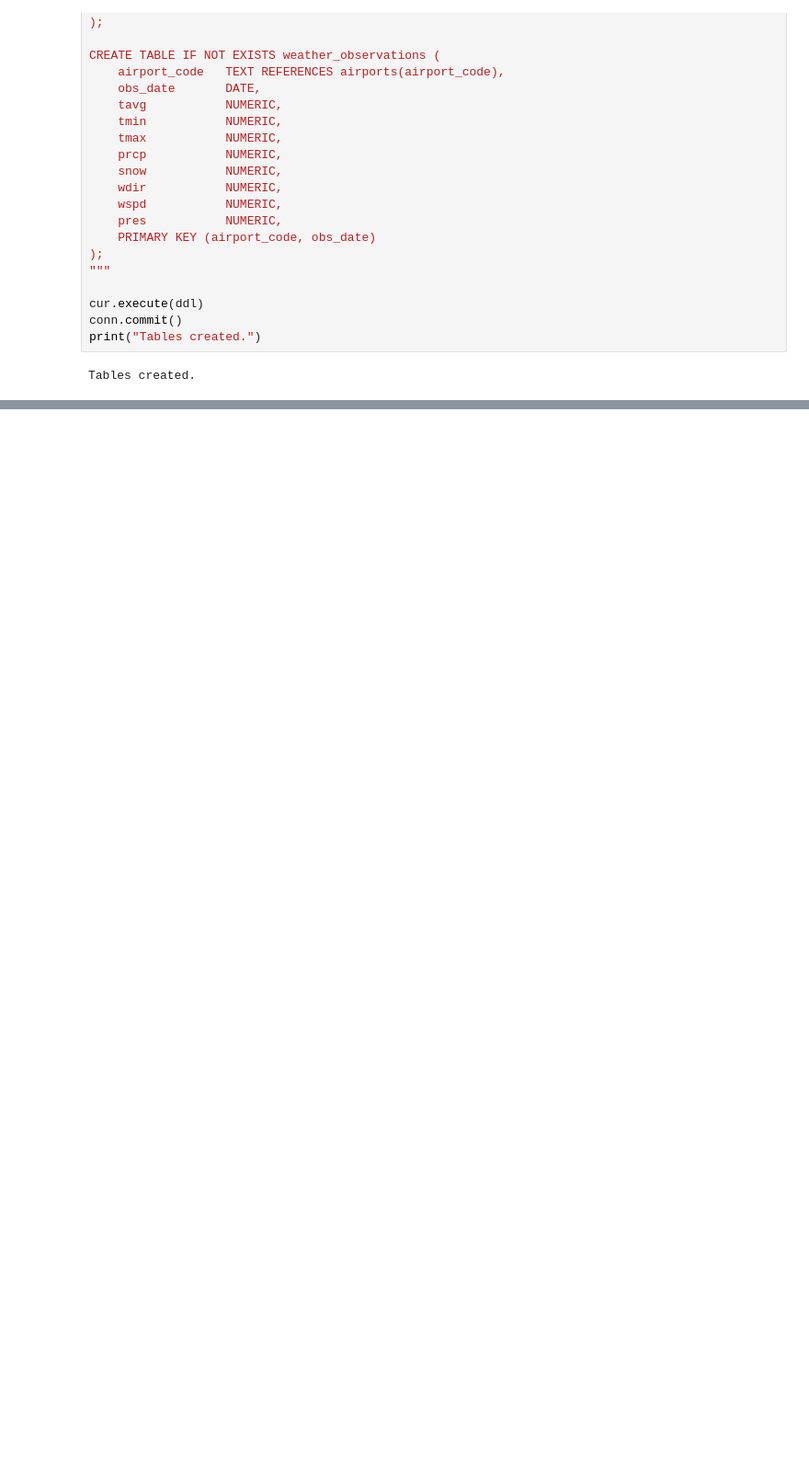
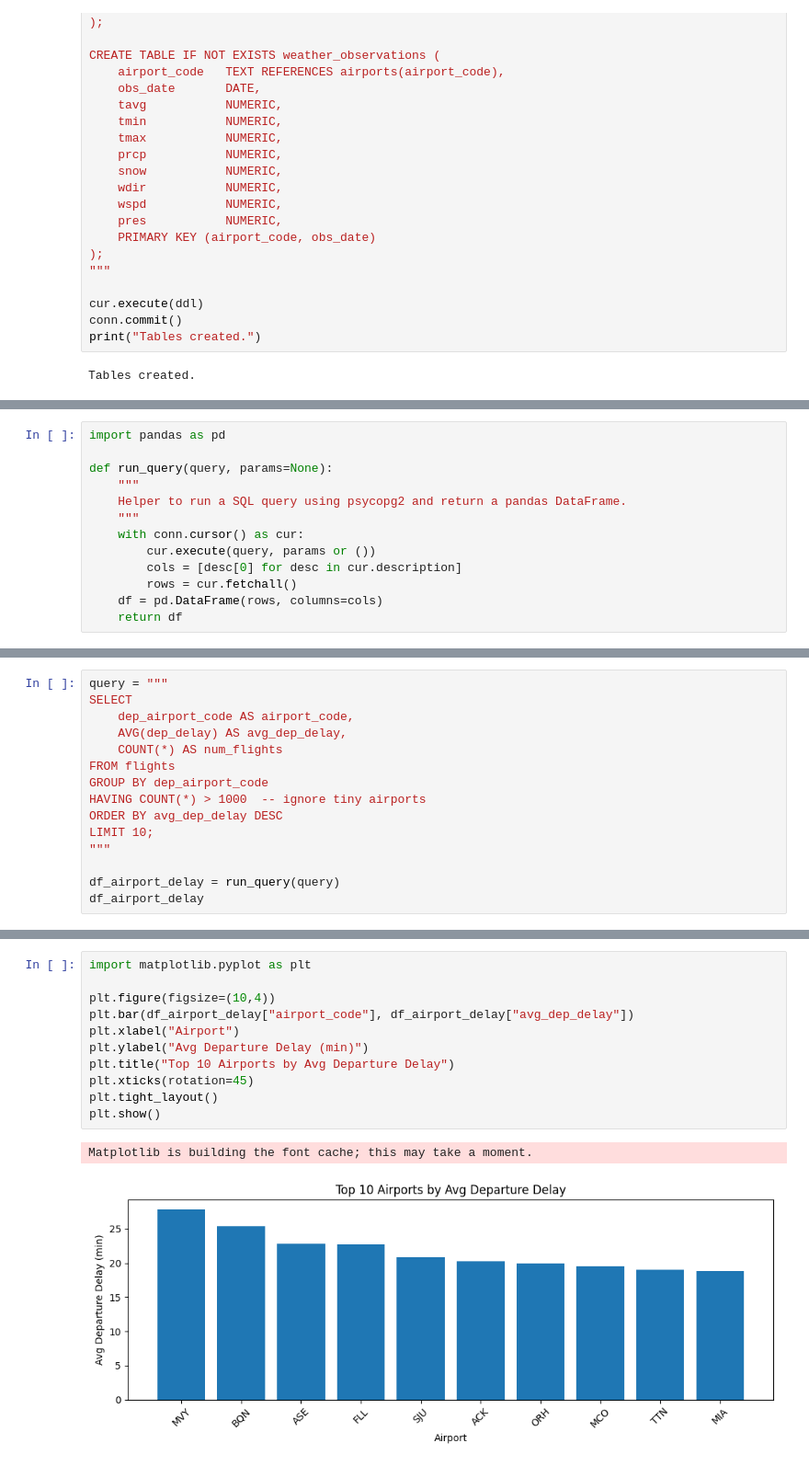
Before and after one commit to OmNai12/SQL-Project, a Jupyter notebook: main.ipynb, the cells around one changed output, grey strips where cells are left out. Shown: that part at 92% size. Drawn from its saved outputs; the diff is of its cells as text; blank space fills up the shorter version.

```diff
--- a/main.ipynb
+++ b/main.ipynb
@@ -237,0 +603,13 @@ Tables created.
+# %%
+import pandas as pd
+
+def run_query(query, params=None):
+    """
+    Helper to run a SQL query using psycopg2 and return a pandas DataFrame.
+    """
+    with conn.cursor() as cur:
+        cur.execute(query, params or ())
+        cols = [desc[0] for desc in cur.description]
+        rows = cur.fetchall()
+    df = pd.DataFrame(rows, columns=cols)
+    return df
@@ -237,0 +636,15 @@ Tables created.
+# %%
+query = """
+SELECT
+    dep_airport_code AS airport_code,
+    AVG(dep_delay) AS avg_dep_delay,
+    COUNT(*) AS num_flights
+FROM flights
+GROUP BY dep_airport_code
+HAVING COUNT(*) > 1000  -- ignore tiny airports
+ORDER BY avg_dep_delay DESC
+LIMIT 10;
+"""
+
+df_airport_delay = run_query(query)
+df_airport_delay
@@ -237,0 +663,14 @@ Tables created.
+# %%
+import matplotlib.pyplot as plt
+
+plt.figure(figsize=(10,4))
+plt.bar(df_airport_delay["airport_code"], df_airport_delay["avg_dep_delay"])
+plt.xlabel("Airport")
+plt.ylabel("Avg Departure Delay (min)")
+plt.title("Top 10 Airports by Avg Departure Delay")
+plt.xticks(rotation=45)
+plt.tight_layout()
+plt.show()
+# %% [output]
+Matplotlib is building the font cache; this may take a moment.
+[figure, added]
```
Also changed, not shown: parts of 32 cells of this notebook, 1 other file.
